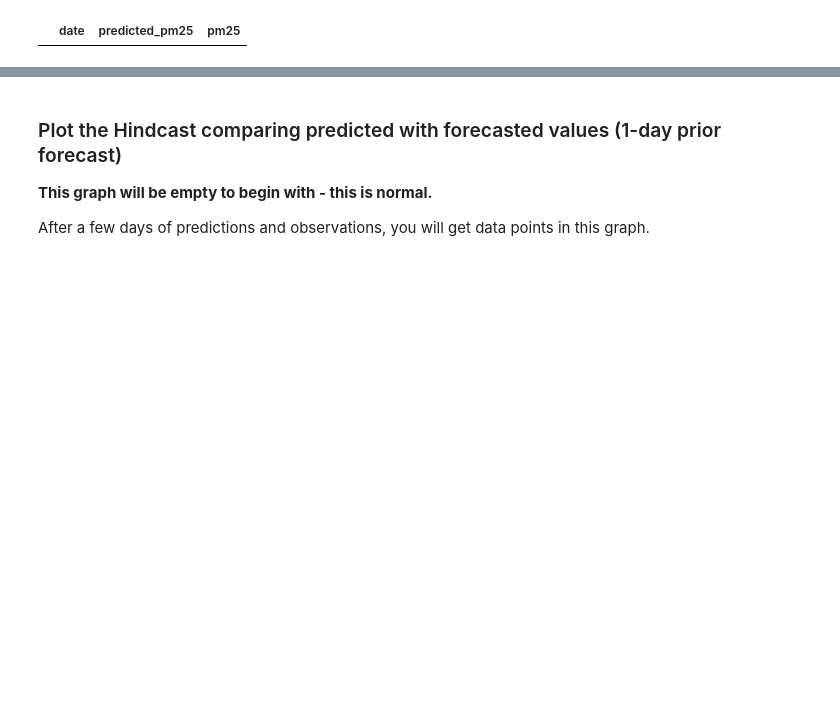
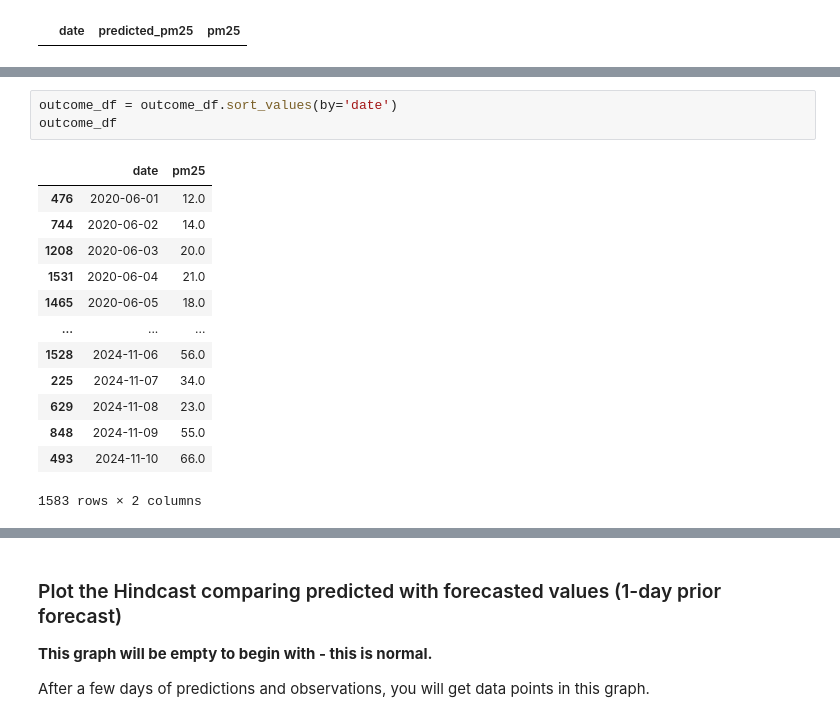
Before and after one commit to iamrobzy/air-quality-prediction, a Jupyter notebook: notebooks/ch03/4_air_quality_batch_inference.ipynb, the cells around one changed output, grey strips where cells are left out. Saved outputs shown, nothing was run; the diff lists cells and outputs as text; blank space fills up the shorter version.

```diff
--- a/notebooks/ch03/4_air_quality_batch_inference.ipynb
+++ b/notebooks/ch03/4_air_quality_batch_inference.ipynb
@@ -275 +279,18 @@ hindcast_df
+# %%
+outcome_df = outcome_df.sort_values(by='date')
+outcome_df
+# %% [output]
+|  | date | pm25 |
+| 476 | 2020-06-01 | 12.0 |
+| 744 | 2020-06-02 | 14.0 |
+| 1208 | 2020-06-03 | 20.0 |
+| 1531 | 2020-06-04 | 21.0 |
+| 1465 | 2020-06-05 | 18.0 |
+| ... | ... | ... |
+| 1528 | 2024-11-06 | 56.0 |
+| 225 | 2024-11-07 | 34.0 |
+| 629 | 2024-11-08 | 23.0 |
+| 848 | 2024-11-09 | 55.0 |
+| 493 | 2024-11-10 | 66.0 |
+1583 rows × 2 columns
 # %%
```
Also changed, not shown: parts of 17 cells of this notebook, 9 other files.
